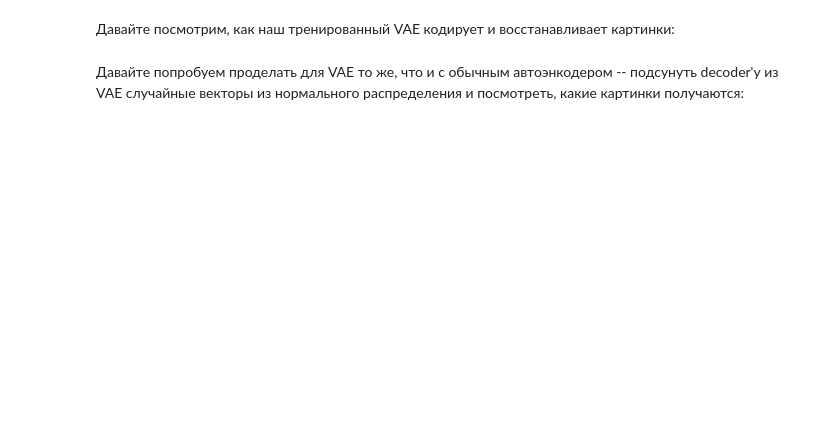
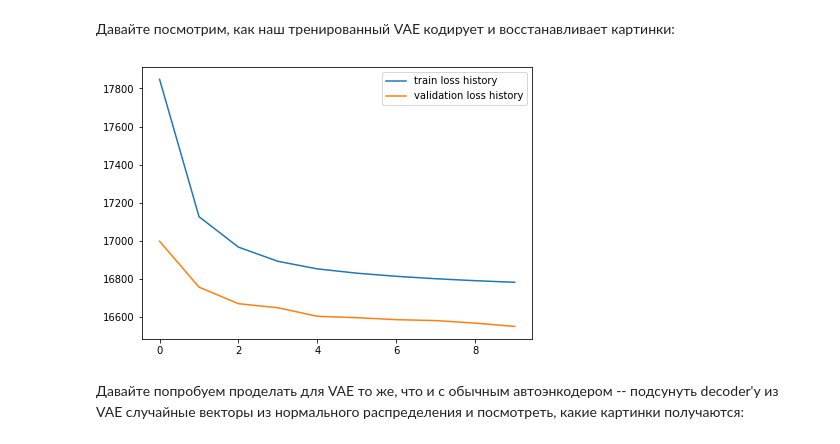
Before and after one commit to protaxY/DLS, a Jupyter notebook: [hw]autoencoders.ipynb, the cells around one changed output. Cells and saved outputs as stored; diff of their text form; code cells hidden in the pictures; blank space fills up the shorter version.

```diff
--- a/[hw]autoencoders.ipynb
+++ b/[hw]autoencoders.ipynb
@@ -671,5 +610,13 @@ KeyboardInterrupt: ignored
 Давайте посмотрим, как наш тренированный VAE кодирует и восстанавливает картинки:
 # %%
 # < тут Ваш код: выведите первые Х картинок и их реконструкций из val выборки на экран>
+fig,ax = plt.subplots(1,1, sharey=True, figsize=(7,5))
+
+ax.plot(train_loss_history, label='train loss history')
+ax.plot(val_loss_history, label='validation loss history')
+plt.legend()
+plt.show()
+# %% [output]
+[figure, added]
 # %% [markdown]
 Давайте попробуем проделать для VAE то же, что и с обычным автоэнкодером -- подсунуть decoder'у из VAE случайные векторы из нормального распределения и посмотреть, какие картинки получаются:
```
Also changed, not shown: parts of 9 cells of this notebook.
